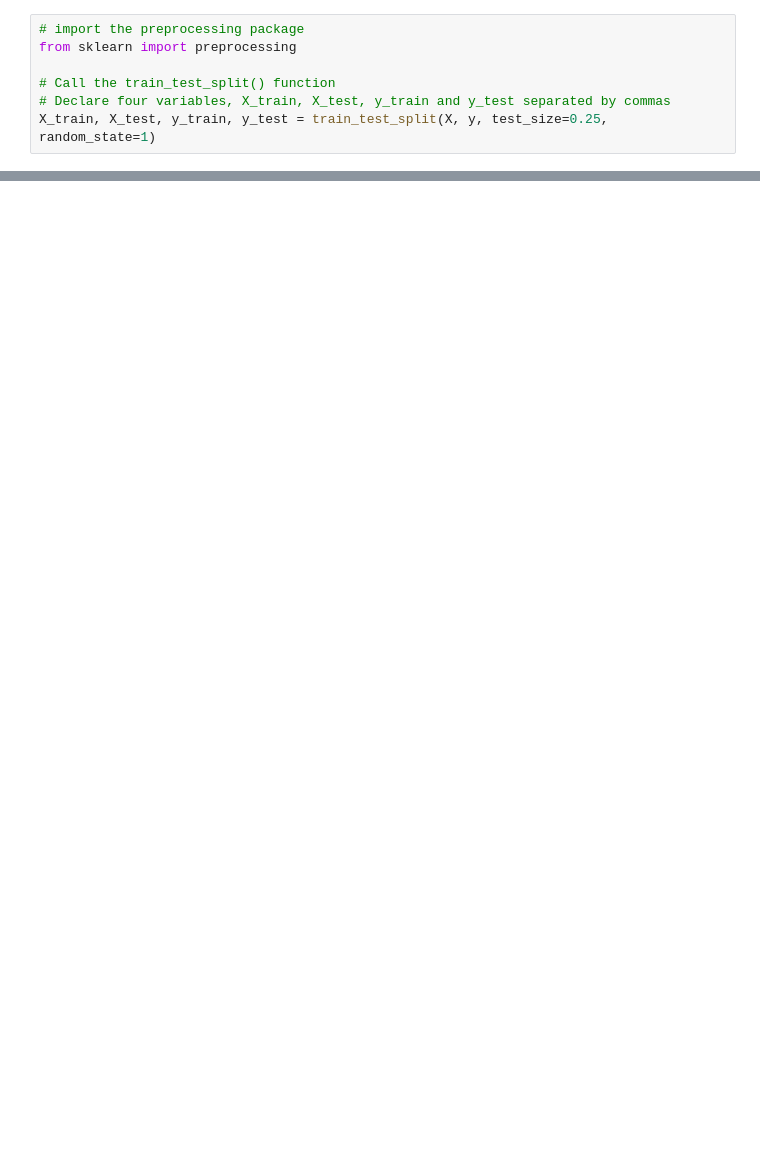
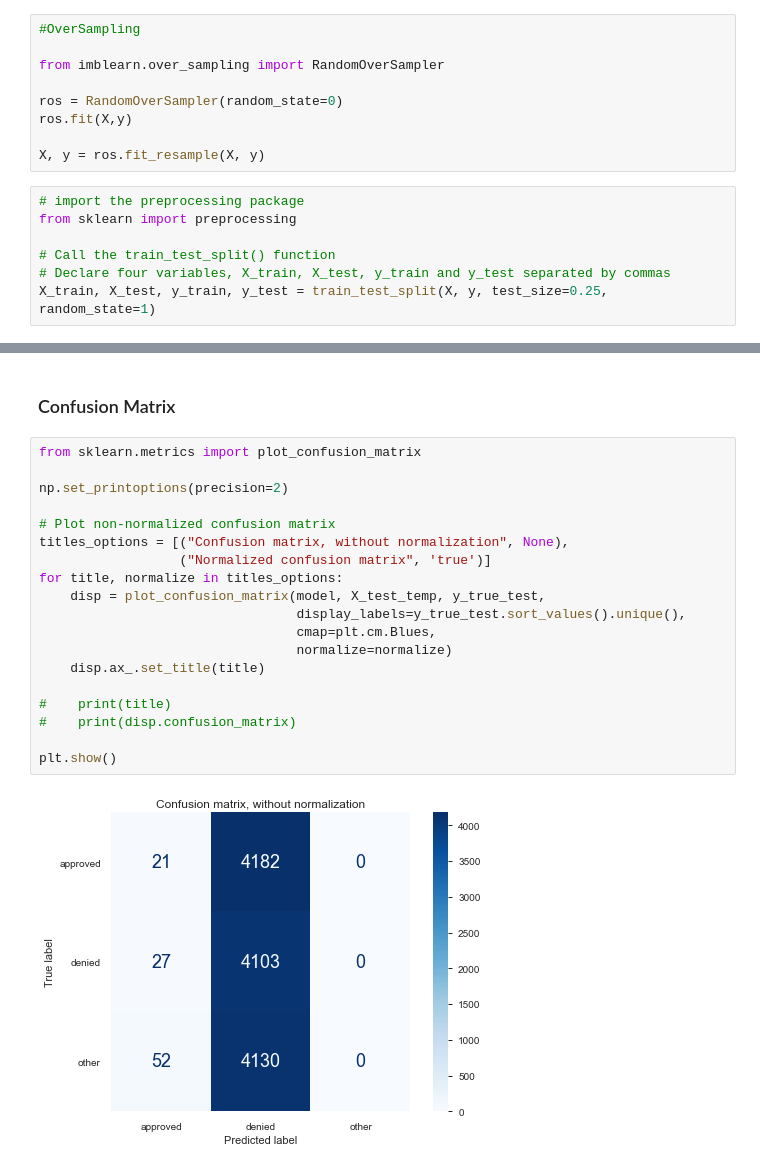
Before and after one commit to adreyzin/Philly_L_and_I_Appeals, a Jupyter notebook: City of Philadelphia Licenses and Inspections Appeals.ipynb, the cells around one changed output, grey strips where cells are left out. Saved outputs shown, nothing was run; the diff lists cells and outputs as text; blank space fills up the shorter version.

```diff
--- a/City of Philadelphia Licenses and Inspections Appeals.ipynb
+++ b/City of Philadelphia Licenses and Inspections Appeals.ipynb
@@ -852,3 +965,12 @@ Index(['the_geom', 'the_geom_webmercator', 'objectid', 'addressobjectid',
+# %%
+#OverSampling
+
+from imblearn.over_sampling import RandomOverSampler
+
+ros = RandomOverSampler(random_state=0)
+ros.fit(X,y)
+
+X, y = ros.fit_resample(X, y)
 # %%
 # import the preprocessing package
 from sklearn import preprocessing
@@ -878,0 +1173,23 @@ Name: newDecision, dtype: int64
+# %% [markdown]
+### Confusion Matrix
+# %%
+from sklearn.metrics import plot_confusion_matrix
+
+np.set_printoptions(precision=2)
+
+# Plot non-normalized confusion matrix
+titles_options = [("Confusion matrix, without normalization", None),
+                  ("Normalized confusion matrix", 'true')]
+for title, normalize in titles_options:
+    disp = plot_confusion_matrix(model, X_test_temp, y_true_test,
+                                 display_labels=y_true_test.sort_values().unique(),
+                                 cmap=plt.cm.Blues,
+                                 normalize=normalize)
+    disp.ax_.set_title(title)
+
+#    print(title)
+#    print(disp.confusion_matrix)
+
+plt.show()
+# %% [output]
+[figure, added]
```
Also changed, not shown: parts of 115 cells of this notebook, 2 other files.
